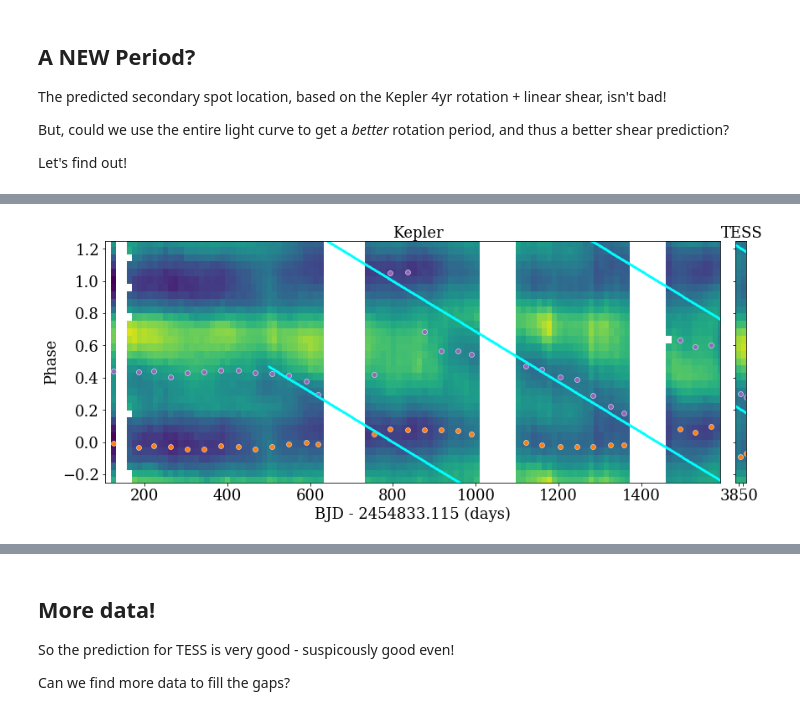
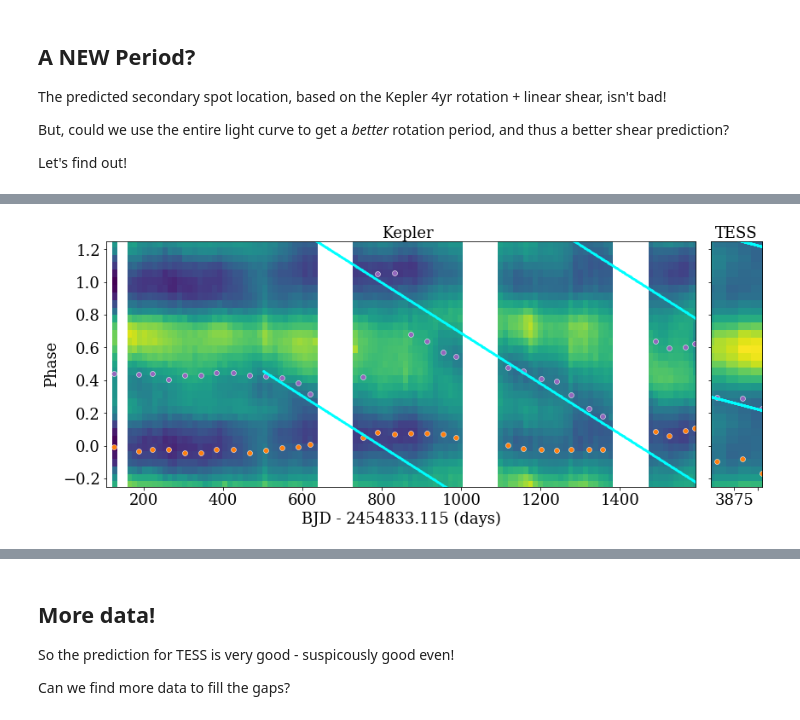
Before and after one commit to jradavenport/gj1243_10yrs, a Jupyter notebook: starspot_search.ipynb, the cells around one changed output, grey strips where cells are left out. Cells and saved outputs as stored; diff of their text form; code cells hidden in the pictures.

```diff
--- a/starspot_search.ipynb
+++ b/starspot_search.ipynb
@@ -203,7 +174,10 @@ def gaus(x, a, x0, sigma, b):
 # plot the center phase vs time
 # %%
 qok = (tbl['PDCSAP_FLUX'][q]/np.median(tbl['PDCSAP_FLUX'][q])-1) < 0.015
+qok2 = (tbl2['PDCSAP_FLUX'][q2]/np.median(tbl2['PDCSAP_FLUX'][q2])-1) < 0.015
+
 
 plt.plot((tbl['PDCSAP_FLUX'][q][qok]/np.median(tbl['PDCSAP_FLUX'][q][qok])-1))
+plt.plot((tbl2['PDCSAP_FLUX'][q2][qok2]/np.median(tbl2['PDCSAP_FLUX'][q2][qok2])-1))
 # %% [output]
 [<matplotlib.lines.Line2D at 0x...>]
@@ -367,6 +338,7 @@ print((per_new-per_orig)/per_orig)
 # %%
 phase = np.hstack((((lc.time[kok] - EPHEM) % per_new)/per_new,
-                   ((tbl['TIME'][q][qok] + TJD0 - BJD0 - EPHEM) % per_new) / per_new))
+                   ((tbl['TIME'][q][qok] + TJD0 - BJD0 - EPHEM) % per_new) / per_new,
+                   ((tbl2['TIME'][q2][qok2] + TJD0 - BJD0 - EPHEM) % per_new) / per_new))
 # %%
 tbinsz = 40. # days
 Nbin = (max(time) - min(time)) / tbinsz
@@ -393,3 +365,19 @@ for k in range(len(m1)):
 g1 = np.array(g1)
 g2 = np.array(g2)
 tt = np.array(tt)
+# %%
+# hand pick the secondary spot range we're interested in
+tl = np.where((tt > 450) & (tt < 1400))[0]
+tfit = tt[tl]
+gfit = g2[tl]
+
+# manually fix for phase wrapping +1
+gfit[(tfit < 790)] = gfit[(tfit < 790)] + 1
+gfit[(gfit > 1.9)] = gfit[(gfit > 1.9)] - 1
+
+# fit a super simple model!
+line = np.polyfit(tfit, gfit, 1)
+plt.scatter(tfit, gfit)
+plt.plot(tfit, np.polyval(line, tfit))
+
+print(line)
@@ -396,38 +387,43 @@ tt = np.array(tt)
 # %%
 h, xe, ye,_ = binned_statistic_2d(np.hstack((time,time,time)),
                                   np.hstack((phase-1,phase,phase+1)),
                                   np.hstack((flux,flux,flux)),
                                   bins=(300,65), statistic='median')
 fig = plt.figure(figsize=(12,5))
-ax1 = fig.add_axes([.1,.1,.85,.8])
+ax1 = fig.add_axes([.1,.1,.8,.8])
+
 
 ax1.imshow(h.T, origin='lower', aspect='auto', extent=(xe.min(), xe.max(), ye.min(), ye.max()))
 plt.xlim(xe.min()-15, np.max(lc.time[kok]))
 plt.ylim(-0.25, 1.25)
 plt.text(800,1.27,'Kepler')
 plt.xlabel('BJD - '+format(BJD0 + EPHEM, '.3f')+ ' (days)')
 plt.ylabel('Phase')
 
 ax1.scatter(tt, g1, c='C1', edgecolors='white', lw=0.5)
 ax1.scatter(tt, g2, c='C4', edgecolors='white', lw=0.5)
 
 ax1.scatter(np.arange(500,1600), np.polyval(line, np.arange(500,1600)) % 1, c='cyan', s=2)
 ax1.scatter(np.arange(500,1600), (np.polyval(line, np.arange(500,1600)) % 1)-1, c='cyan', s=2)
 ax1.scatter(np.arange(500,1600), (np.polyval(line, np.arange(500,1600)) % 1)+1, c='cyan', s=2)
 
-ax2 = fig.add_axes([0.97, 0.1, 0.015, 0.8], yticklabels=[], xticklabels=[0,3850])
+ax2 = fig.add_axes([0.92, 0.1, 0.07, 0.8], yticklabels=[], xticklabels=[0,3875])
+
 ax2.imshow(h.T, origin='lower', aspect='auto', extent=(xe.min(), xe.max(), ye.min(), ye.max()))
 
 ax2.scatter(tt, g1, c='C1', edgecolors='white', lw=0.5)
 ax2.scatter(tt, g2, c='C4', edgecolors='white', lw=0.5)
 
-ax2.scatter(np.arange(3810,3880), np.polyval(line, np.arange(3810,3880)) % 1, c='cyan', s=2)
-ax2.scatter(np.arange(3810,3880), (np.polyval(line, np.arange(3810,3880)) % 1)-1, c='cyan', s=2)
-ax2.scatter(np.arange(3810,3880), (np.polyval(line, np.arange(3810,3880)) % 1)+1, c='cyan', s=2)
+tessmin = 3810 # not actual start/stop times of TESS data!
+tessmax = 4000
+ptime = np.arange(tessmin,tessmax, 0.1)
+ax2.scatter(ptime, np.polyval(line, ptime) % 1, c='cyan', s=2, rasterized=True)
+ax2.scatter(ptime, (np.polyval(line, ptime) % 1)-1, c='cyan', s=2, rasterized=True)
+ax2.scatter(ptime, (np.polyval(line, ptime) % 1)+1, c='cyan', s=2, rasterized=True)
 
-plt.xlim(np.min((tbl['TIME'][q] + TJD0 - BJD0 - EPHEM)), xe.max())
+plt.xlim(np.min((tbl['TIME'][q] + TJD0 - BJD0 - EPHEM)), np.max((tbl2['TIME'][q2] + TJD0 - BJD0 - EPHEM)))
 plt.ylim(-0.25, 1.25)
-plt.text(3815,1.27,'TESS')
+plt.text(3855,1.27,'TESS')
 plt.savefig('phasemap_keptess.pdf', dpi=150, bbox_inches='tight', pad_inches=0.25)
 # %% [output]
-[figure, old version]
+[figure, new version]
```
Also changed, not shown: parts of 35 cells of this notebook, 1 other file.
